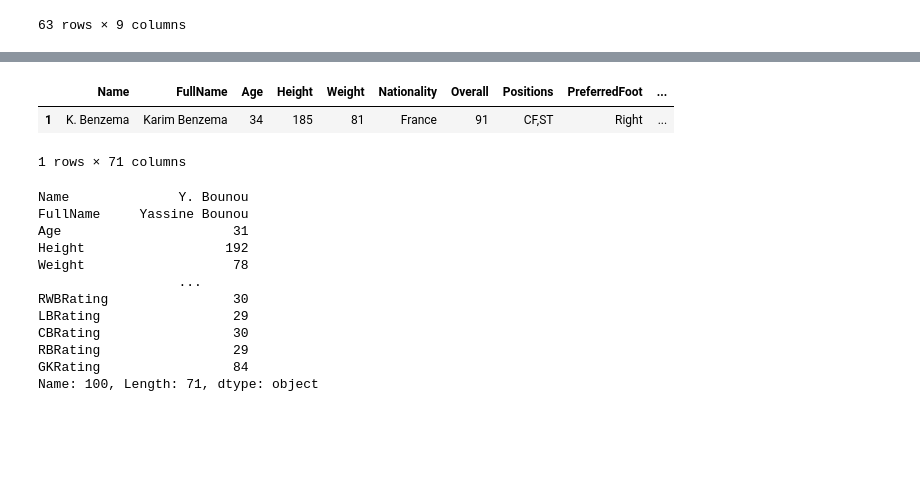
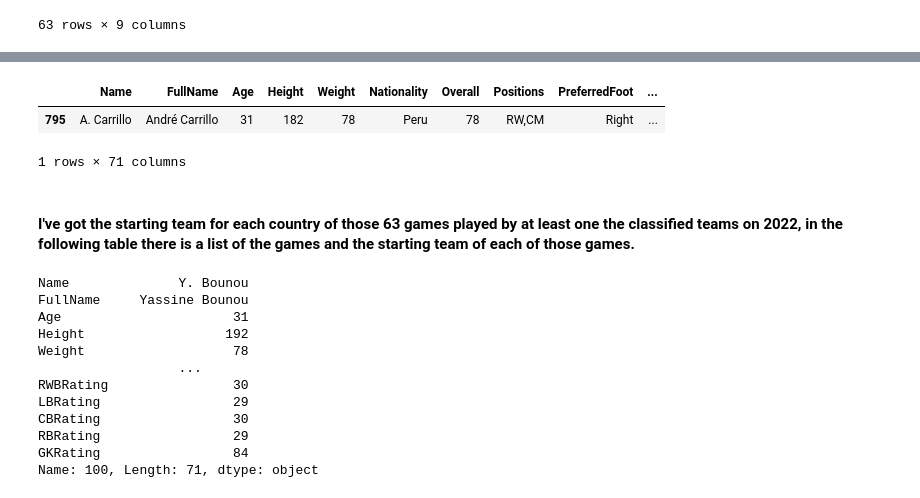
Before and after one commit to Malvape/Prediccion_futbol, a Jupyter notebook: Solucion.ipynb, the cells around one changed output, grey strips where cells are left out. Saved outputs shown, nothing was run; the diff lists cells and outputs as text; code cells hidden in the pictures; blank space fills up the shorter version.

```diff
--- a/Solucion.ipynb
+++ b/Solucion.ipynb
@@ -129,7 +101,9 @@ Ghana 135
 # %%
-Player_all.loc[Player_all.FullName == 'Karim Benzema']
+Player_all.loc[Player_all.FullName == 'André Carrillo']
 # %% [output]
 |  | Name | FullName | Age | Height | Weight | Nationality | Overall | Positions | PreferredFoot | ... |
-| 1 | K. Benzema | Karim Benzema | 34 | 185 | 81 | France | 91 | CF,ST | Right | ... |
+| 795 | A. Carrillo | André Carrillo | 31 | 182 | 78 | Peru | 78 | RW,CM | Right | ... |
 1 rows × 71 columns
+# %% [markdown]
+#### I've got the starting team for each country of those 63 games played by at least one the classified teams on 2022, in the following table there is a list of the games and the starting team of each of those games.
 # %%
```
Also changed, not shown: parts of 35 cells of this notebook.
